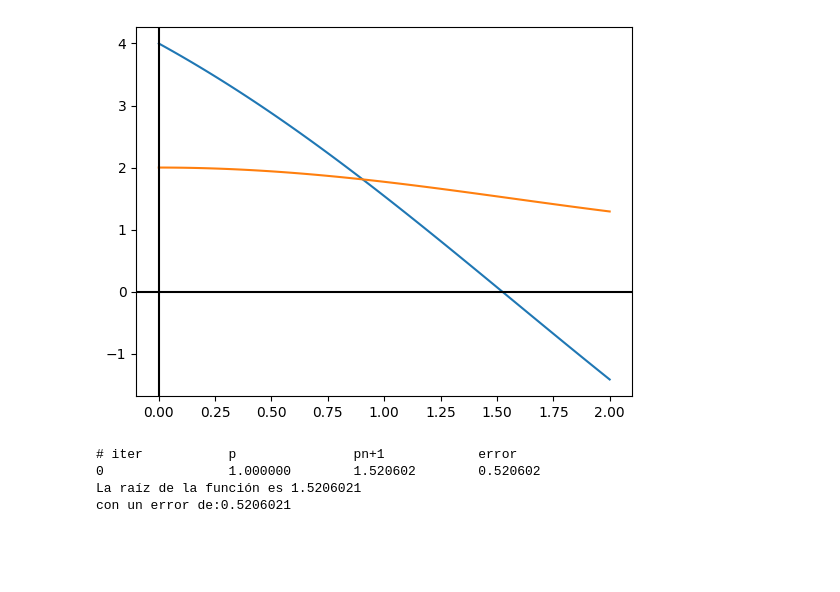
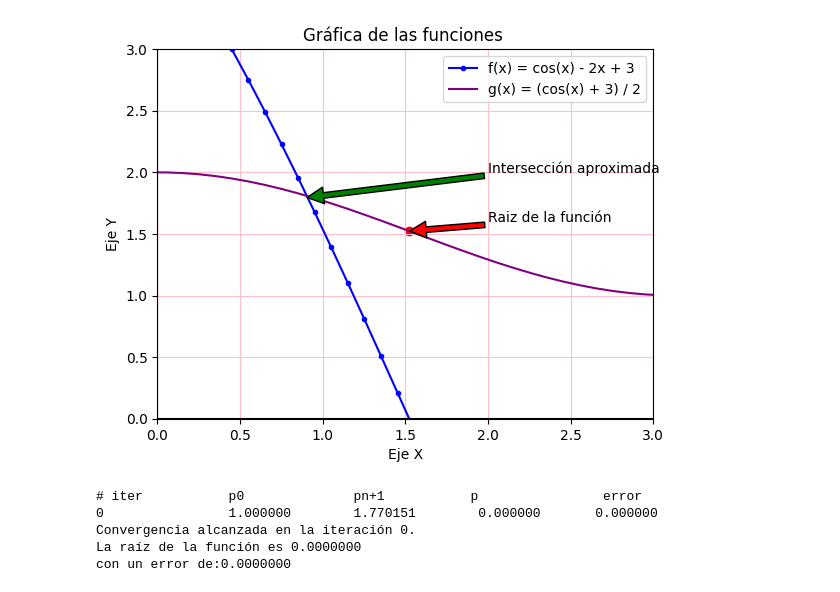
Before and after one commit to Dannapaola1225/ejercicios1, a Jupyter notebook: Método Steffensen.ipynb, the cells around one changed output. Cells and saved outputs as stored; diff of their text form; code cells hidden in the pictures; blank space fills up the shorter version.

```diff
--- a/Método Steffensen.ipynb
+++ b/Método Steffensen.ipynb
@@ -11,16 +11,37 @@ def f(x):
     return  np.cos(x)-2*(x)+3 # función original
 def g(x):
     return  (np.cos(x)+3)/2 # función transformada de f(x) => 0(x)
-# %%
-x=np.linspace(0,2,100)
-plt.plot(x,f(x))
-plt.plot(x,g(x))
-plt.axhline(0, color="black")
-plt.axvline(0, color="black")
-#plt.xlim(-5, 5)
-#plt.ylim(-5, 5)
-plt.show()
-# %% [output]
-[figure, removed]
+# %%
+# Generar valores para x
+x = np.linspace(-20, 20, 400)
+
+# Crear la gráfica
+plt.plot(x, f(x), 'b.-', color="blue", label='f(x) = cos(x) - 2x + 3')  # Gráfica de f(x)
+plt.plot(x, g(x), color="purple", label='g(x) = (cos(x) + 3) / 2')  # Gráfica de g(x)
+
+plt.axhline(0, color="black")
+plt.axvline(0, color="black")
+plt.title('Gráfica de las funciones ')#titulo de la gráfica
+plt.legend()#imprime leyenda
+plt.grid(color="pink")#imprime cuadricula color rosa
+plt.xlabel('Eje X')# enunciado del eje x
+plt.ylabel('Eje Y')# enunciado del eje y
+# anotacion de donde se intersectan las funciones
+plt.annotate('Intersección aproximada', xy=(0.9, 1.795), xytext=(2, 2),
+             arrowprops=dict(facecolor='green', shrink=0.005))
+# Coordenadas de la raiz de f(x)
+x = [1.523586]
+y = [1.523597]
+#anotacion de donde se encuentra la raiz
+plt.annotate('Raiz de la función', xy=(1.523586, 1.523586), xytext=(2, 1.6),
+             arrowprops=dict(facecolor='red', shrink=0.005))
+plt.scatter(x, y, color='red')
+
+plt.xlim(0, 3)
+plt.ylim(0, 3)
+#muestra la gráfica
+plt.show()
+# %% [output]
+[figure, added]
 # %%
 #guarda valores iniciales del error, número de iteraciones y la función
@@ -31,37 +53,45 @@ error =100
 niter = 0 #contador de iteraciones (i)
 # %%
 #estructura de la tabla
-print("# iter\t\t p\t\t pn+1 \t\t error")#imprimimos el encabezado
+print("# iter\t\t p0 \t\t pn+1 \t\tp \t\t error")#imprimimos el encabezado
 # comenzamos a aplicar el método de Steffensen
 #realizamos el ciclo de iteraciones
-#expresamos la condición en dónde si i(numero de iteraciones)<=No(número máximo de iteraciones) y tambien si error> tol
-while  (niter<=Nom)and (error>tol) : #ciclo iterativo
+for i in range( Nom + 1) : #ciclo iterativo
        # Calcular p1 y p2
         p1 = g(p0)
         p2 = g(p1)
+
         # Aplicar la fórmula de Steffensen
-        d = p0 - ((p1 - p0) ** 2) / (p2 - 2 * p1 + p0)
+        if niter == 0:
+           d = 0  # Si es la primera iteración, p es cero
+        elif (niter<Nom):
+           d = p0 - ((p1 - p0) ** 2) / (p2 - 2 * p1 + p0)
+        else:
+          d=0
 
         #calculamos el error de la iteración
-        error=abs(d-p0)
+        if niter == 0:
+           error = 0  # Si es la primera iteración, el error es cero
+        else:
+           error=abs(d-p0)
+
 #imprime los valores arrojados
-        print("{0} \t\t {1:6.6f} \t {2:6.6f} \t {3:6.6f} ".format(niter, p0, d, error ))
+        print("{0} \t\t {1:6.6f} \t {2:6.6f} \t {3:6.6f} \t{4:6.6f} ".format(niter, p0, p1, d, error ))
 
 #ponemos una condición en dónde si el error es menor que la tolerancia, el procedimiento será exitoso
         if error < tol:
          print(f"Convergencia alcanzada en la iteración {niter}.")
         break  # Salimos del bucle si se alcanza la tolerancia
 
-        p0=p#damos el nuevo valor a p0 que seria p, esto es para la sig. iteración
+        p0=p1#damos el nuevo valor a p0 que seria p1, esto es para la sig. iteración
         niter += 1 #aumenta el numero del contador de iteraciones
 
-        if niter==Nom:
-         print("el procedimiento no fue exitoso, no converge en el número máximo de iteraciones ")
-#print("la fúncion a la que sacamos la raiz es",g)
+
 print("La raíz de la función es {0:6.7f}".format(d))
 print ("con un error de:{0:6.7f}".format(error))
 # %% [output]
-# iter           p               pn+1            error
-0                1.000000        1.520602        0.520602
-La raíz de la función es 1.5206021
-con un error de:0.5206021
+# iter           p0              pn+1           p                error
+0                1.000000        1.770151        0.000000       0.000000
+Convergencia alcanzada en la iteración 0.
+La raíz de la función es 0.0000000
+con un error de:0.0000000
```
Also changed, not shown: parts of 1 cell of this notebook.
